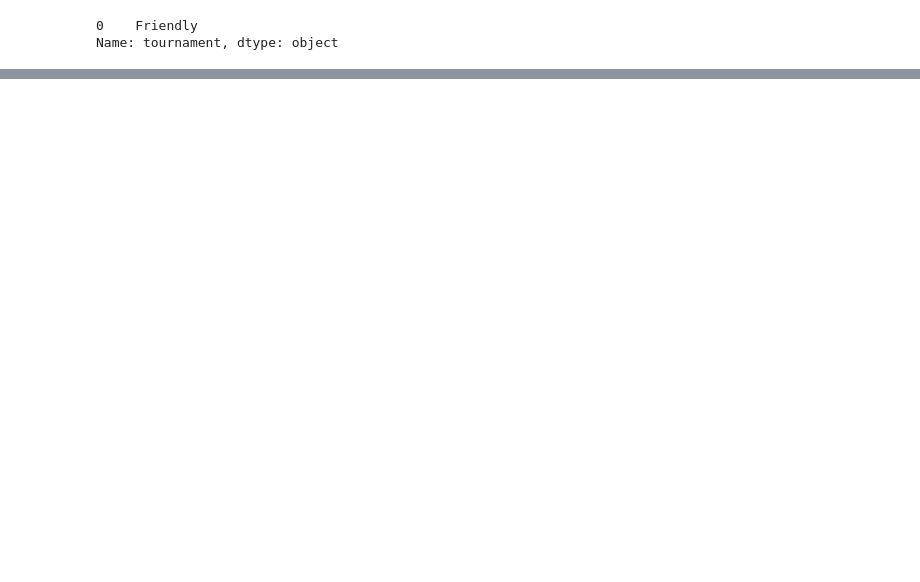
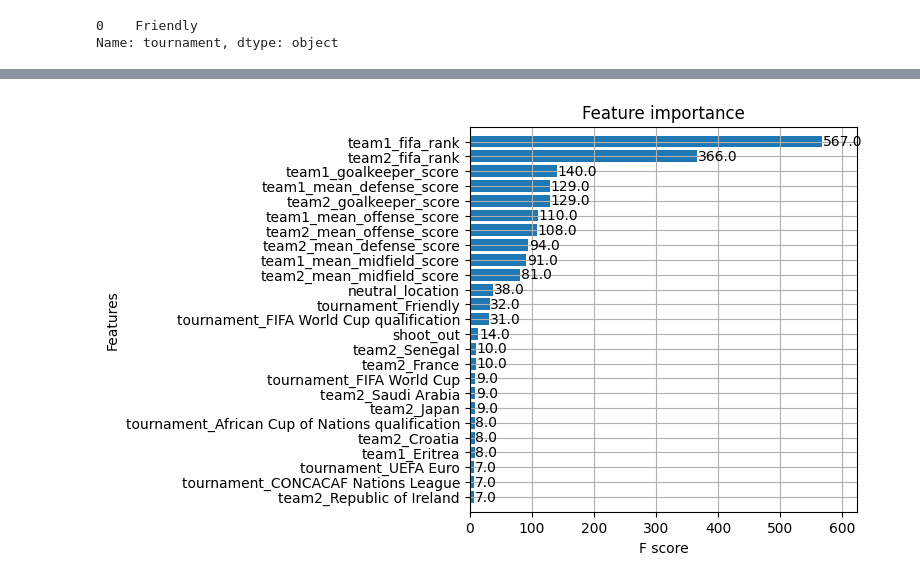
Before and after one commit to RumiAllbert/FIFA-Linear-Analysis, a Jupyter notebook: src/init.ipynb, the cells around one changed output, grey strips where cells are left out. Drawn from its saved outputs; the diff is of its cells as text; code cells hidden in the pictures; blank space fills up the shorter version.

```diff
--- a/src/init.ipynb
+++ b/src/init.ipynb
@@ -112,0 +164,2 @@ best_current_teams[:10].plot(kind='bar', x='team', y='fifa_rank', title='Best cu
+# %%
+final_fifa_df['label'] = final_fifa_df['home_team_result'].map({'Win': 1, 'Draw': 0, 'Lose': -1})
@@ -112,0 +279,11 @@ best_current_teams[:10].plot(kind='bar', x='team', y='fifa_rank', title='Best cu
+# %%
+# Map boolean columns to 0 and 1
+fit_df['neutral_location'] = fit_df['neutral_location'].map({True: 1, False: 0})
+# fit_df['shoot_out'] = fit_df['shoot_out'].map({'Yes': 1, 'No': 0})
+fit_df['is_worldcup'] = fit_df['is_worldcup'].map({True: 1, False: 0})
+fit_df['is_stake'] = fit_df['is_stake'].map({True: 1, False: 0})
+
+# One hot encode the categorical variables
+fit_df = pd.get_dummies(fit_df, columns=fit_df.select_dtypes(include=['object']).columns)
+fit_df.info()
+fit_df.shape
@@ -112,0 +297,11 @@ best_current_teams[:10].plot(kind='bar', x='team', y='fifa_rank', title='Best cu
+# %%
+# Creating a Baseline by the FIFA ranking, the team with the best position in the ranking wins
+
+def transform_baseline(base):
+  if base > 0:
+    return -1
+  else:
+    return 1
+
+fit_df['win_baseline'] = fit_df['rank_difference'].map(transform_baseline)
+fit_df
@@ -112,0 +455,16 @@ best_current_teams[:10].plot(kind='bar', x='team', y='fifa_rank', title='Best cu
+# %%
+# Build xgboost regressor
+import xgboost as xgb
+from sklearn.model_selection import train_test_split
+from sklearn.metrics import mean_squared_error
+from sklearn.model_selection import GridSearchCV
+
+X, y = fit_df.drop(['label'], axis=1).copy(), fit_df['label']
+
+X_train, X_test, y_train, y_test = train_test_split(X, y, test_size=0.20)
+
+xgb_model = xgb.XGBRegressor(objective="reg:squarederror", random_state=42)
+xgb_model.fit(X_train, y_train)
+
+print("RMSE: %f" % (np.sqrt(mean_squared_error(y_test, xgb_model.predict(X_test)))))
+print("R2: %f" % (xgb_model.score(X_test, y_test)))
@@ -112,0 +547,6 @@ best_current_teams[:10].plot(kind='bar', x='team', y='fifa_rank', title='Best cu
+# %%
+# Plot feature importance of the highest 15 features
+xgb.plot_importance(xgb_model, max_num_features=25, height=0.8)
+plt.show()
+# %% [output]
+[figure, added]
```
Also changed, not shown: parts of 48 cells of this notebook, 11 other files.
